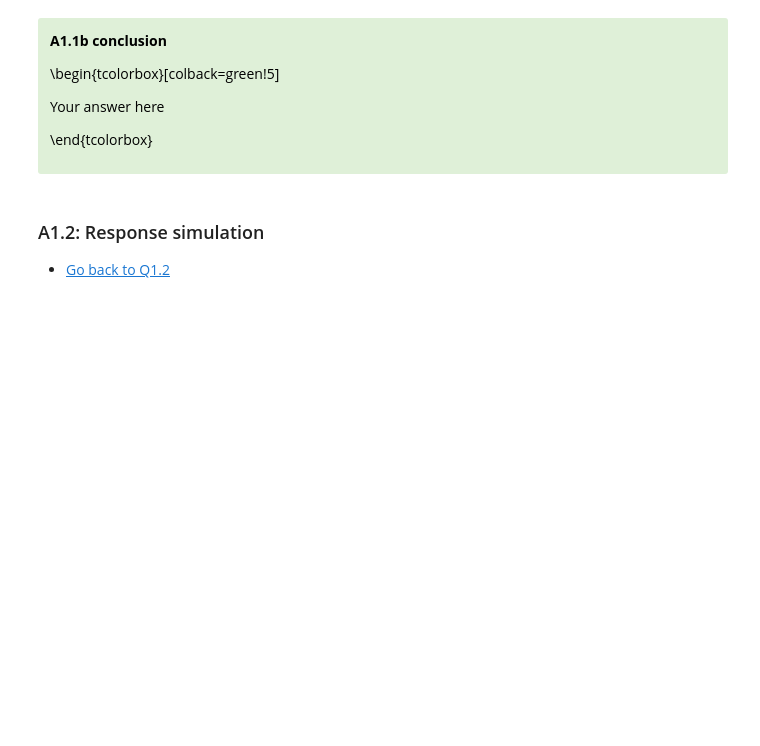
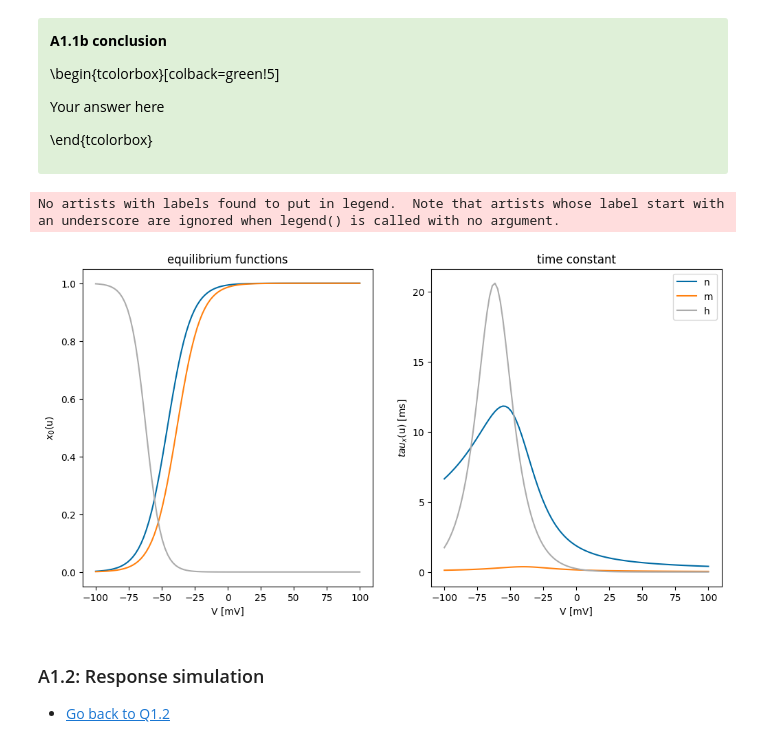
Before and after one commit to RobbeDeMuynck/CN_practicals, a Jupyter notebook: Module 1/Module1_Ex1_XX.ipynb, the cells around one changed output. Saved outputs shown, nothing was run; the diff lists cells and outputs as text; code cells hidden in the pictures; blank space fills up the shorter version.

```diff
--- a/Module 1/Module1_Ex1_XX.ipynb
+++ b/Module 1/Module1_Ex1_XX.ipynb
@@ -357,3 +327,65 @@ Your answer here
+# %%
+# A1.1c Enter the updated HH model here
+
+########################################
+##   A1.1c updated HH model solution   ##
+########################################
+
+def gating_variable_n_updated(u):
+    beta_n = -0.002*(u+25)/(1-np.exp((u+25)/9))
+    alpha_n = 0.02*(u+25)/(1-np.exp(-(u+25)/9))
+    return alpha_n,beta_n
+
+def HH_model(T, I_input, dt):
+    g_Na_0 = 40 # mS/cm²
+    E_Na = 55   # mV
+    g_K_0 = 35
+    E_K = -77
+    g_L_0 = 0.3
+    E_L = -65
+    C_m = 1     # µF/cm²
+
+    T_n = int(np.ceil(T/dt))  # [ms]
+    t = np.arange(0,T_n)*dt
+
+    V = np.zeros([T_n,1])
+    m = np.zeros([T_n,1])
+    h = np.zeros([T_n,1])
+    n = np.zeros([T_n,1])
+
+    V[0]=-70.0
+    m[0]=0.05
+    h[0]=0.54
+    n[0]=0.34
+
+
+    for i in range(0,T_n-1):
+        V[i+1] = V[i] + dt*(g_Na_0*m[i]**3*h[i]*(E_Na-(V[i])) + g_K_0*n[i]**4*(E_K-(V[i])) + g_L_0*(E_L-(V[i])) + I_input[i])
+        m[i+1] = m[i] + dt*(gating_variable_m(V[i])[0]*(1-m[i]) - gating_variable_m(V[i])[1]*m[i])
+        h[i+1] = h[i] + dt*(gating_variable_h(V[i])[0]*(1-h[i]) - gating_variable_h(V[i])[1]*h[i])
+        n[i+1] = n[i] + dt*(gating_variable_n_updated(V[i])[0]*(1-n[i]) - gating_variable_n_updated(V[i])[1]*n[i])
+
+    return V,m,h,n,t
+fig, ax = plt.subplots(1,2, figsize=(12,6))
+ax[0].plot(V, x_0(gating_variable_n_updated(V)),label='n')
+ax[0].plot(V, x_0(gating_variable_m(V)),label='m')
+ax[0].plot(V, x_0(gating_variable_h(V)),label='h')
+plt.legend()
+ax[0].set_title('equilibrium functions')
+ax[0].set_xlabel('V [mV]')
+ax[0].set_ylabel('$x_0$(u)')
+
+ax[1].plot(V, tau_x(gating_variable_n_updated(V)), label='n')
+ax[1].plot(V, tau_x(gating_variable_m(V)), label='m')
+ax[1].plot(V, tau_x(gating_variable_h(V)), label='h')
+plt.legend()
+ax[1].set_title('time constant')
+ax[1].set_xlabel('V [mV]')
+ax[1].set_ylabel('$tau_x$(u) [ms]')
+plt.show()
+# %% [output]
+No artists with labels found to put in legend.  Note that artists whose label start with an underscore are ignored when legend() is called with no argument.
+[figure, added]
 # %% [markdown]
 ### A1.2: Response simulation <a id="A1.2"/>
 * [Go back to Q1.2](#Q1.2)
```
Also changed, not shown: parts of 14 cells of this notebook.
